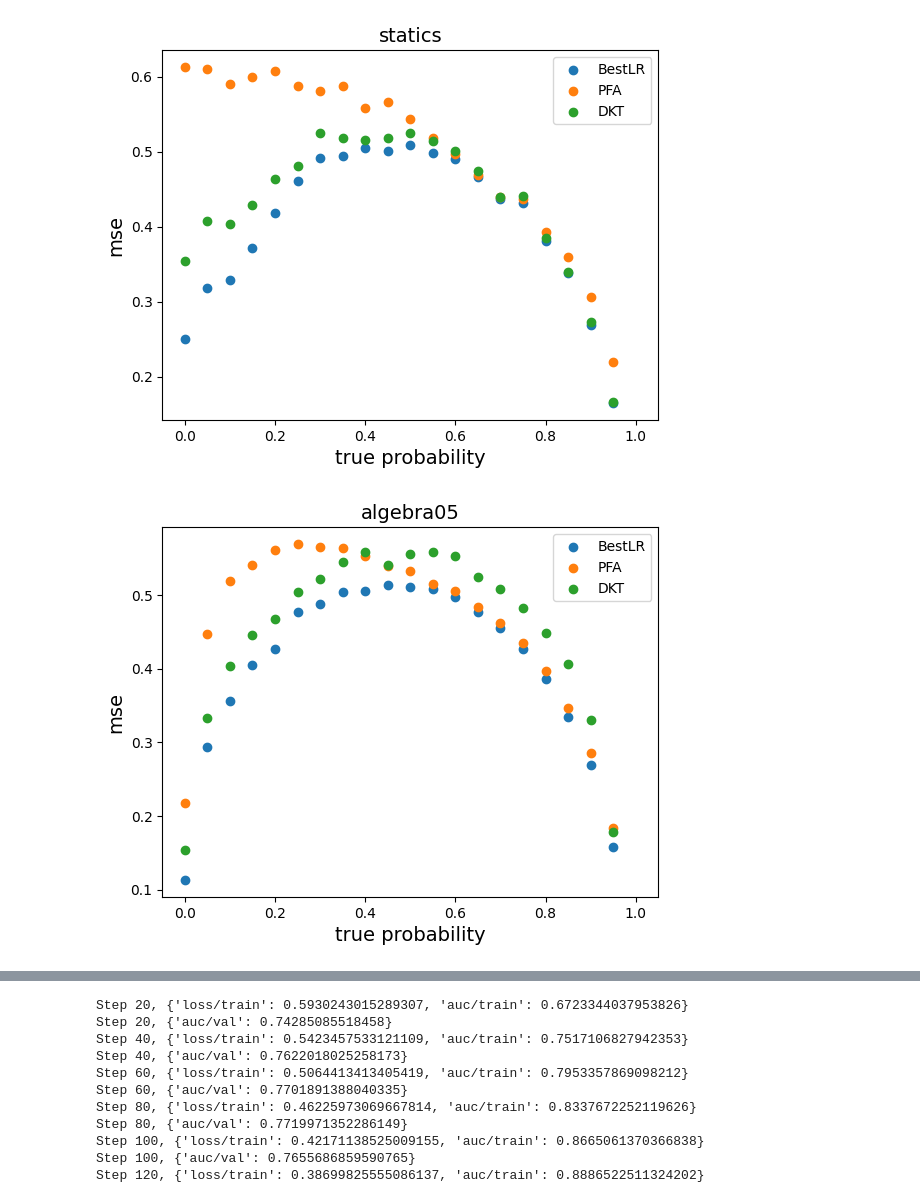
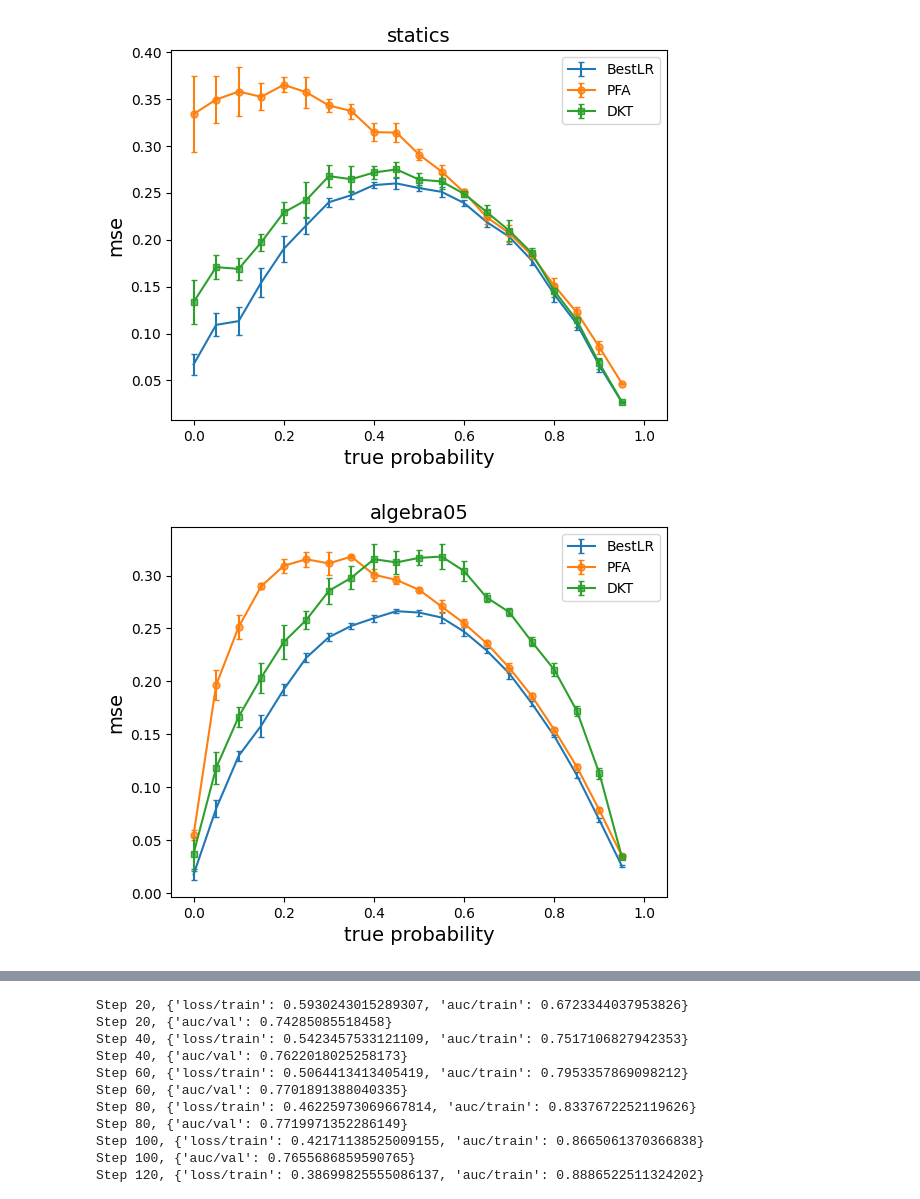
Before and after one commit to DannyWeitekamp/learner-performance-prediction, a Jupyter notebook: SandBox.ipynb, the cells around one changed output, grey strips where cells are left out. Drawn from its saved outputs; the diff is of its cells as text; code cells hidden in the pictures.

Commit message:
added kfold results for BestLR, tweaks to plots

```diff
--- a/SandBox.ipynb
+++ b/SandBox.ipynb
@@ -172,7 +172,8 @@ names_to_codes = {
 from sklearn.model_selection import ShuffleSplit
 
 splits = {}
-def make_splits(dataset, n_splits=5, test_size=0.1):
+n_folds = 5
+def make_splits(dataset, n_splits=n_folds, test_size=0.1):
     if(dataset not in splits):
         df = pd.read_csv(f'data/real/{dataset}/preprocessed_data.csv', sep="\t")
         unq_ids = df["user_id"].unique()
@@ -520,14 +641,26 @@ for sim_src in ["real", "BestLR"]:
             model, kind = model
         k = "" if kind == "item" else "-sk"
         try:
-            stats = get_stats(dataset, sim_src, model, kind)
+            stats = get_kfold_stats(dataset, sim_src, model, kind)
         except:
             continue
         #print(dataset, model, stats)
+        acc = stats.get('acc')
+        acc_str = None
+        if(acc):
+            acc_str = f"{acc['avg']:.3f} ±{acc['std']:.3f}"
+        auc_str = f"{stats['auc']['avg']:.3f} ±{stats['auc']['std']:.3f}"
+
         if(is_sim):
-            df.loc[i] = [dataset, f"{model}{k}", stats.get('acc'), stats['auc'], stats['avg_over'] + stats['avg_under'], stats['avg_over'], stats['avg_under']]
+            ov_str = f"{stats['avg_over']['avg']:.3f} ±{stats['avg_over']['std']:.3f}"
+            un_str = f"{stats['avg_under']['avg']:.3f} ±{stats['avg_under']['std']:.3f}"
+            ou_avg = stats['avg_over']['avg'] + stats['avg_under']['avg']
+            ou_std = np.sqrt(stats['avg_over']['std']**2 + stats['avg_under']['std']**2)
+            out_str = f"{ou_avg:.3f} ±{ou_std:.3f}"
+
+            df.loc[i] = [dataset, f"{model}{k}", acc_str, auc_str, out_str, ov_str, un_str]
         else:
-            df.loc[i] = [dataset, f"{model}{k}", stats.get('acc'), stats['auc']]
+            df.loc[i] = [dataset, f"{model}{k}", acc_str, auc_str]
     print(f"\n Simulation Data (from {sim_src}):" if is_sim else "\n Real Data")
     pd.set_option('display.precision', 3)
     print(df)
@@ -552,15 +685,27 @@ for sim_src in ["real", "BestLR"]:
 # %%
 import matplotlib.pyplot as plt
 
-def plot_metrics_by_prob(dataset, sim_src, models, metric="mse"):
-    for model in models:
+prop_cycle = plt.rcParams['axes.prop_cycle']
+colors = prop_cycle.by_key()['color']
+markers = ["", "o", "s"]
+
+def plot_metrics_by_prob(dataset, sim_src, models, avg_folds=True, metric="mse"):
+    for i, model in enumerate(models):
         kind = "item"
         if(isinstance(model, tuple)):
             model, kind = model
-        stats = get_stats(dataset, sim_src, model, kind)
-        bins, stats_by_prob = zip(*stats["metrics_by_prob"])
-        metric_vals = [np.sqrt(x[metric]) for x in stats_by_prob]
-        plt.scatter([x[0] for x in bins], metric_vals, label=model)
+        if(avg_folds):
+            stats = get_kfold_stats(dataset, sim_src, model, kind)
+            bins, stats_by_prob = zip(*stats["metrics_by_prob"])
+            metric_vals = [x[metric]['avg'] for x in stats_by_prob]
+            metric_stds = [x[metric]['std'] for x in stats_by_prob]
+            plt.errorbar([x[0] for x in bins], metric_vals, yerr=metric_stds, label=model, marker=markers[i],
+                         fmt='-', markersize=5, capsize=2, mfc=colors[i]+"aa", mec=colors[i]+"ee")
+        else:
+            stats = get_stats(dataset, sim_src, model, kind)
+            bins, stats_by_prob = zip(*stats["metrics_by_prob"])
+            metric_vals = [x[metric] for x in stats_by_prob]
+            plt.scatter([x[0] for x in bins], metric_vals, label=model)
     plt.ylabel(metric, fontsize=14)
     plt.xlabel("true probability",fontsize=14)
     plt.title(dataset,fontsize=14)
@@ -585,2 +730,2 @@ plot_metrics_by_prob('spanish', "BestLR",  ["BestLR", "PFA", "DKT"])
-[figure, old version]
+[figure, new version]
-[figure, old version]
+[figure, new version]
```
Also changed, not shown: parts of 5 cells of this notebook, 6 other files.
